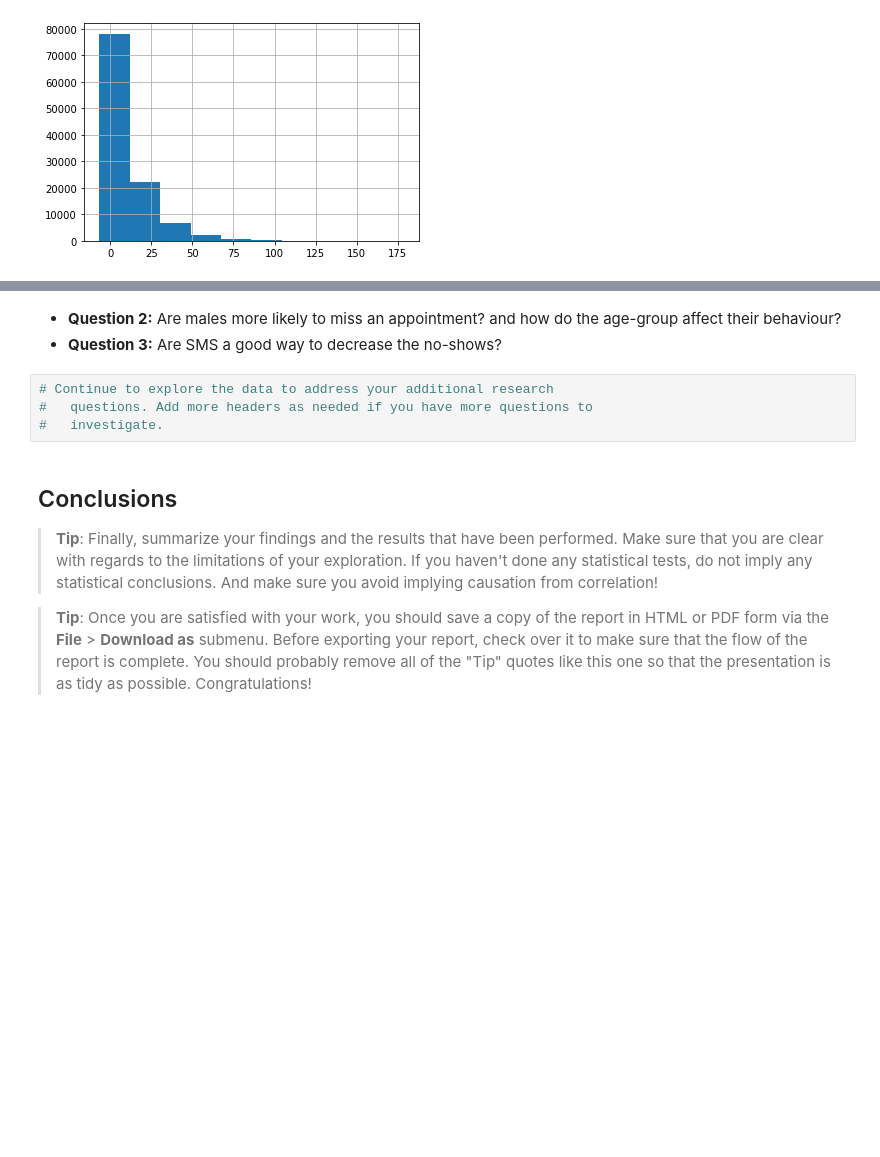
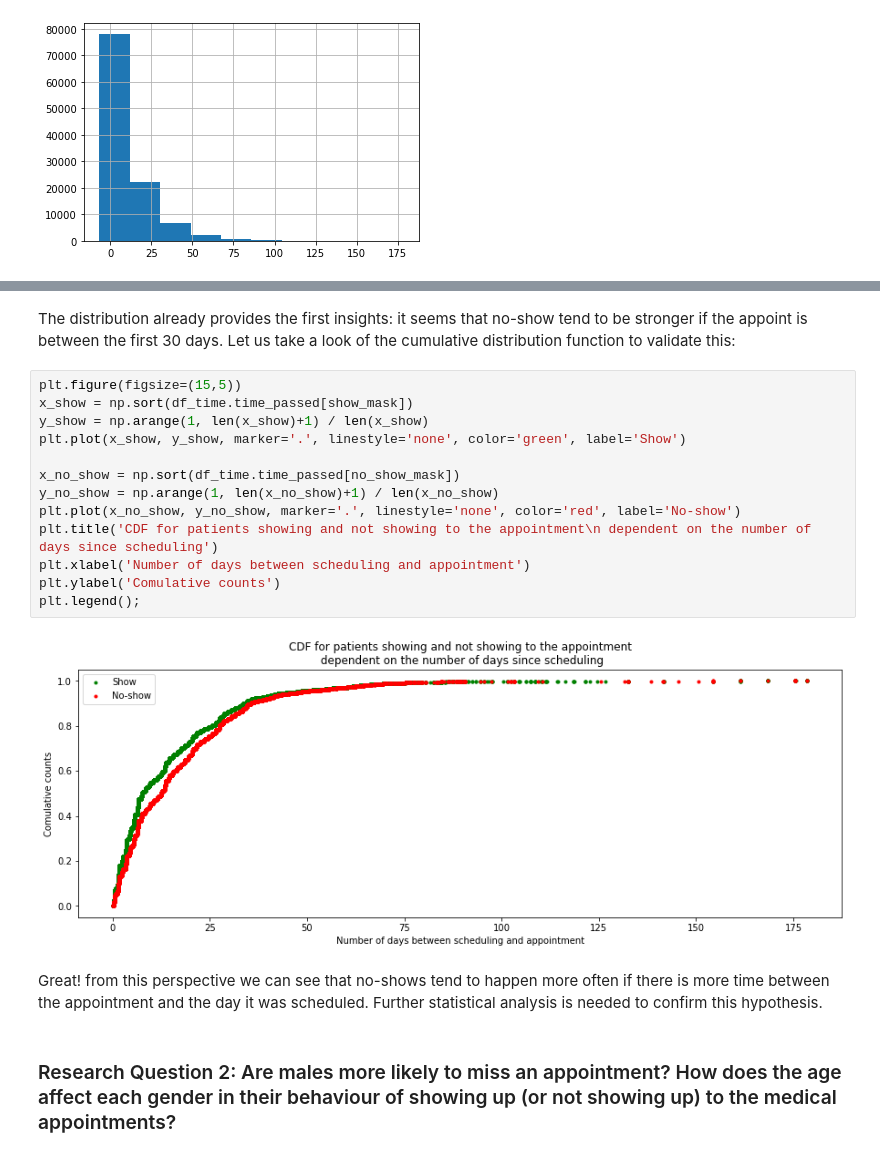
Before and after one commit to JuanGarcia10/no-show-appointments-brasil, a Jupyter notebook: investigate-a-dataset-template.ipynb, the cells around one changed output, grey strips where cells are left out. Drawn from its saved outputs; the diff is of its cells as text; blank space fills up the shorter version.

```diff
--- a/investigate-a-dataset-template.ipynb
+++ b/investigate-a-dataset-template.ipynb
@@ -431,14 +398,22 @@ plt.xlabel('')
+# %% [markdown]
+The distribution already provides the first insights: it seems that no-show tend to be stronger if the appoint is between the first 30 days.
+Let us take a look of the cumulative distribution function to validate this:
+# %%
+plt.figure(figsize=(15,5))
+x_show = np.sort(df_time.time_passed[show_mask])
+y_show = np.arange(1, len(x_show)+1) / len(x_show)
+plt.plot(x_show, y_show, marker='.', linestyle='none', color='green', label='Show')
+
+x_no_show = np.sort(df_time.time_passed[no_show_mask])
+y_no_show = np.arange(1, len(x_no_show)+1) / len(x_no_show)
+plt.plot(x_no_show, y_no_show, marker='.', linestyle='none', color='red', label='No-show')
+plt.title('CDF for patients showing and not showing to the appointment\n dependent on the number of days since scheduling')
+plt.xlabel('Number of days between scheduling and appointment')
+plt.ylabel('Comulative counts')
+plt.legend();
+# %% [output]
+[figure, added]
+# %% [markdown]
+Great! from this perspective we can see that no-shows tend to happen more often if there is more time between the appointment and the day it was scheduled. Further statistical analysis is needed to confirm this hypothesis.
 # %% [markdown]
-* **Question 2:** Are males more likely to miss an appointment? and how do the age-group affect their behaviour?
-* **Question 3:** Are SMS a good way to decrease the no-shows?
+### Research Question 2: Are males more likely to miss an appointment? How does the age affect each gender in their behaviour of showing up (or not showing up) to the medical appointments?
-# %%
-# Continue to explore the data to address your additional research
-#   questions. Add more headers as needed if you have more questions to
-#   investigate.
-# %% [markdown]
-<a id='conclusions'></a>
-## Conclusions
-
-> **Tip**: Finally, summarize your findings and the results that have been performed. Make sure that you are clear with regards to the limitations of your exploration. If you haven't done any statistical tests, do not imply any statistical conclusions. And make sure you avoid implying causation from correlation!
-
-> **Tip**: Once you are satisfied with your work, you should save a copy of the report in HTML or PDF form via the **File** > **Download as** submenu. Before exporting your report, check over it to make sure that the flow of the report is complete. You should probably remove all of the "Tip" quotes like this one so that the presentation is as tidy as possible. Congratulations!
```
Also changed, not shown: parts of 25 cells of this notebook.
